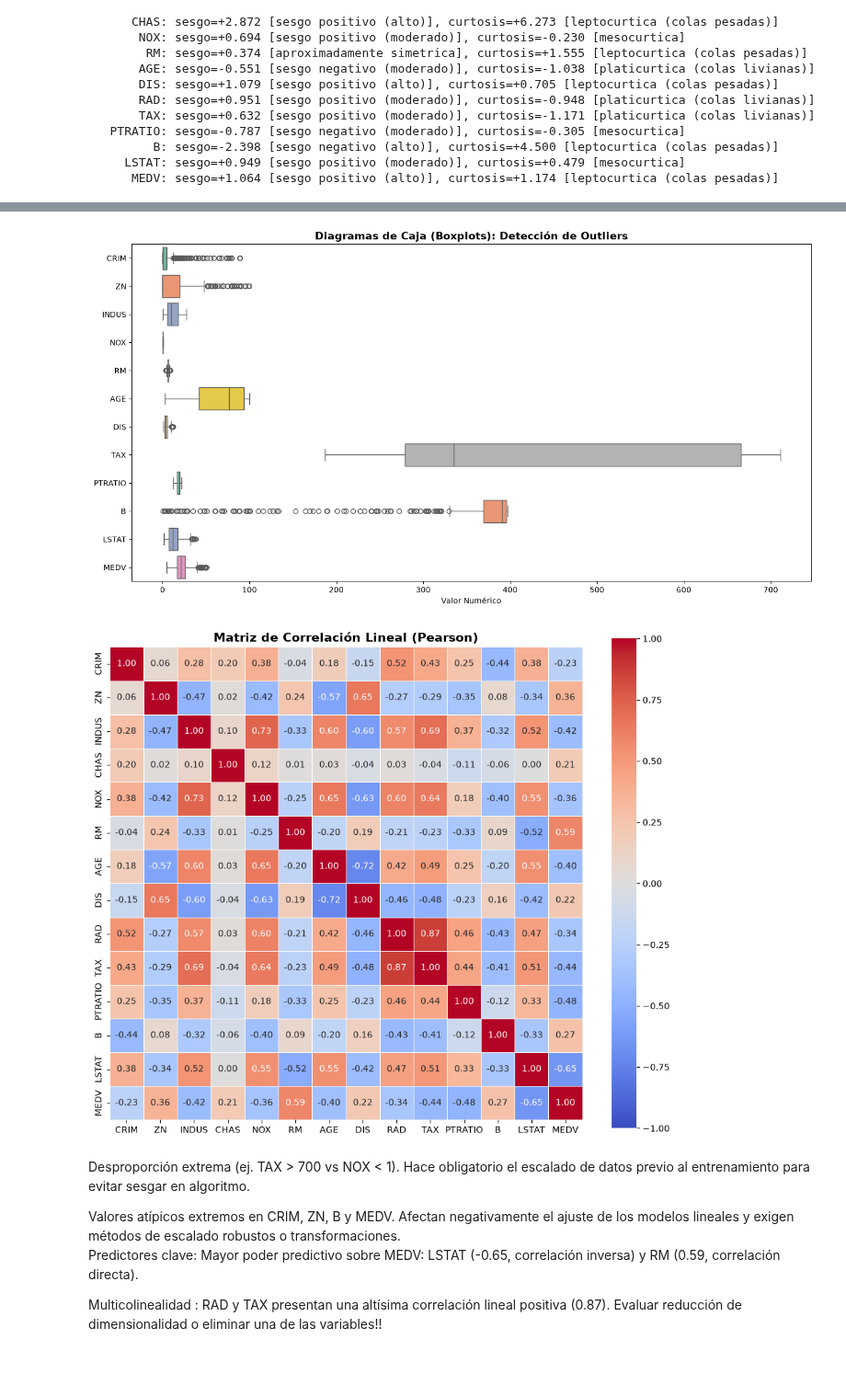
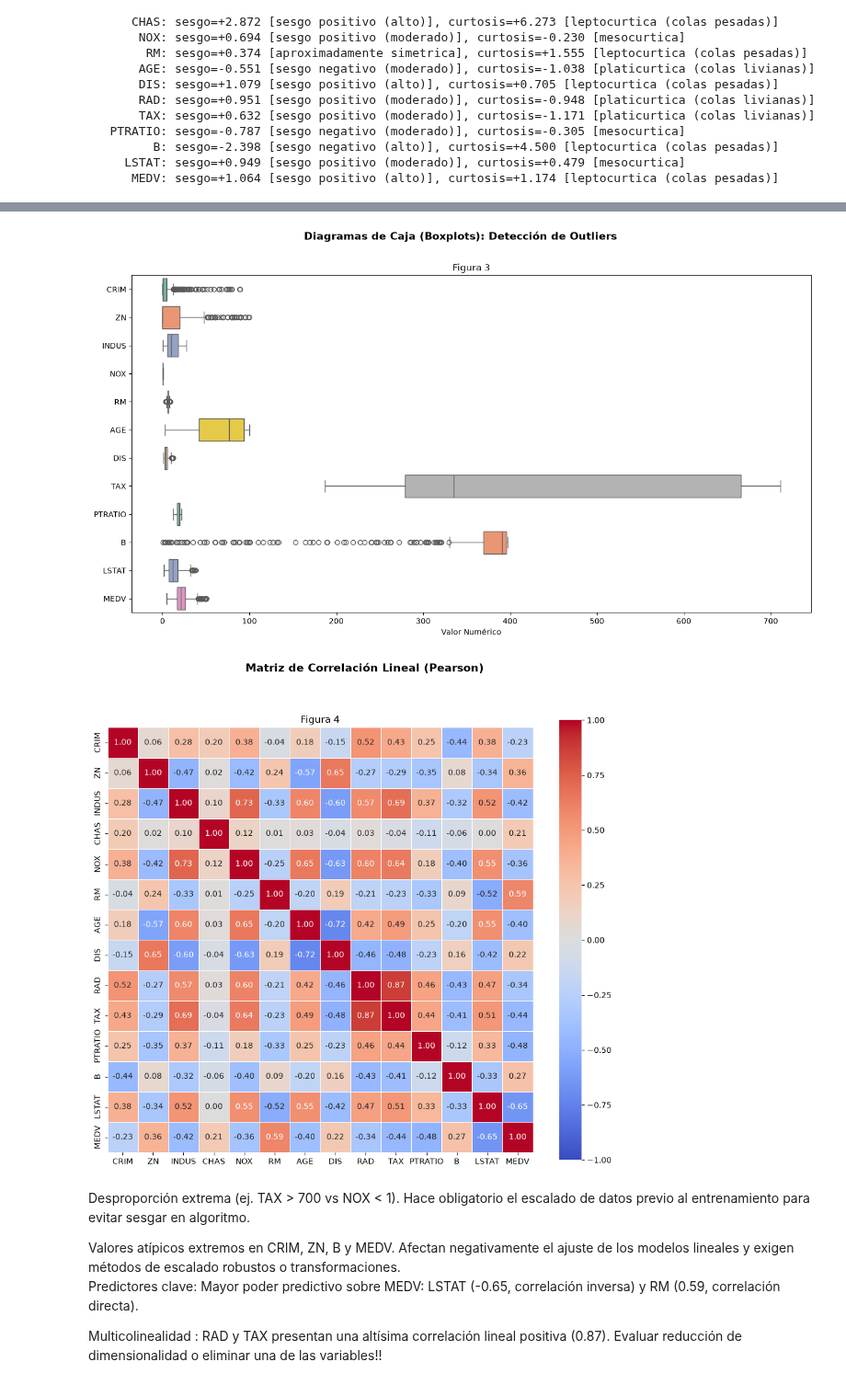
Before and after one commit to Guillerminav/TP_AA1_Arias_Bousono_Casariego, a Jupyter notebook: TP-regresion-AA1.ipynb, the cells around one changed output, grey strips where cells are left out. Shown at 92% size. Drawn from its saved outputs; the diff is of its cells as text; code cells hidden in the pictures.

```diff
--- a/TP-regresion-AA1.ipynb
+++ b/TP-regresion-AA1.ipynb
@@ -197,21 +205,23 @@ plt.show()
 # %%
 # 1. Diagramas de Caja (Boxplots) para detectar valores atípicos
 plt.figure(figsize=(16, 8))
 # Excluimos CHAS (dummy) y RAD (ordinal discreta) porque el boxplot no les aporta valor
 sns.boxplot(data=df.drop(columns=['CHAS', 'RAD']), orient="h", palette="Set2")
-plt.title('Diagramas de Caja (Boxplots): Detección de Outliers', fontweight='bold', fontsize=14)
+plt.suptitle('Diagramas de Caja (Boxplots): Detección de Outliers', fontweight='bold', fontsize=14)
+plt.title('Figura 3')
 plt.xlabel('Valor Numérico')
 plt.show()
 
 # 2. Matriz de Correlación de Pearson
 plt.figure(figsize=(12, 10))
 matriz_corr = df.corr(method='pearson')
 sns.heatmap(matriz_corr, annot=True, fmt=".2f", cmap="coolwarm", vmin=-1, vmax=1, square=True, linewidths=.5)
-plt.title('Matriz de Correlación Lineal (Pearson)', fontweight='bold', fontsize=14)
+plt.suptitle('Matriz de Correlación Lineal (Pearson)', fontweight='bold', fontsize=14)
+plt.title('Figura 4')
 plt.show()
 # %% [output]
-[figure, old version]
+[figure, new version]
-[figure, old version]
+[figure, new version]
 # %% [markdown]
 Desproporción extrema (ej. TAX > 700 vs NOX < 1). Hace obligatorio el escalado de datos previo al entrenamiento para evitar sesgar en algoritmo.
 
```
Also changed, not shown: parts of 10 cells of this notebook.
